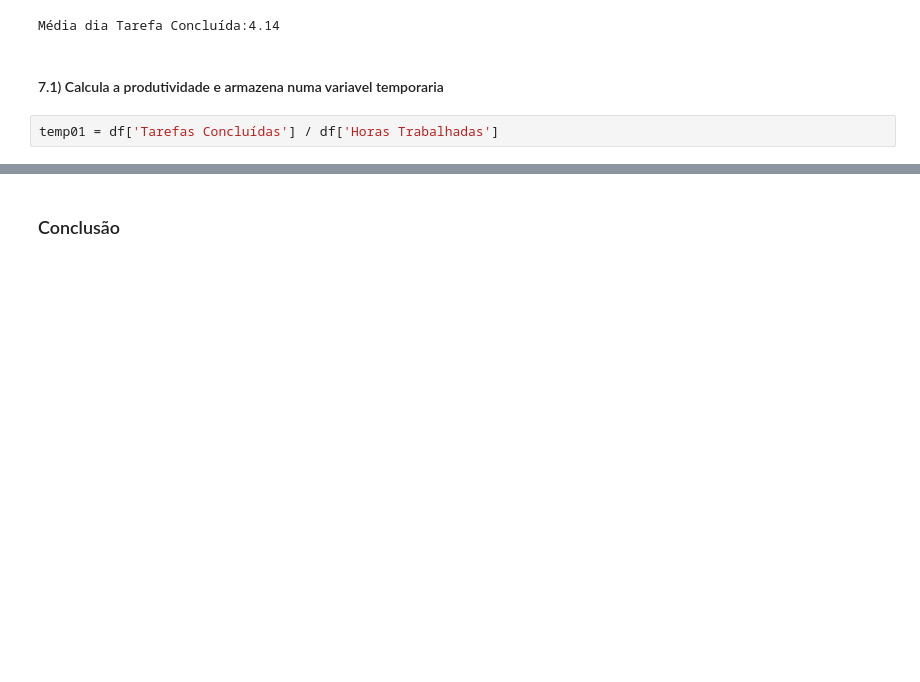
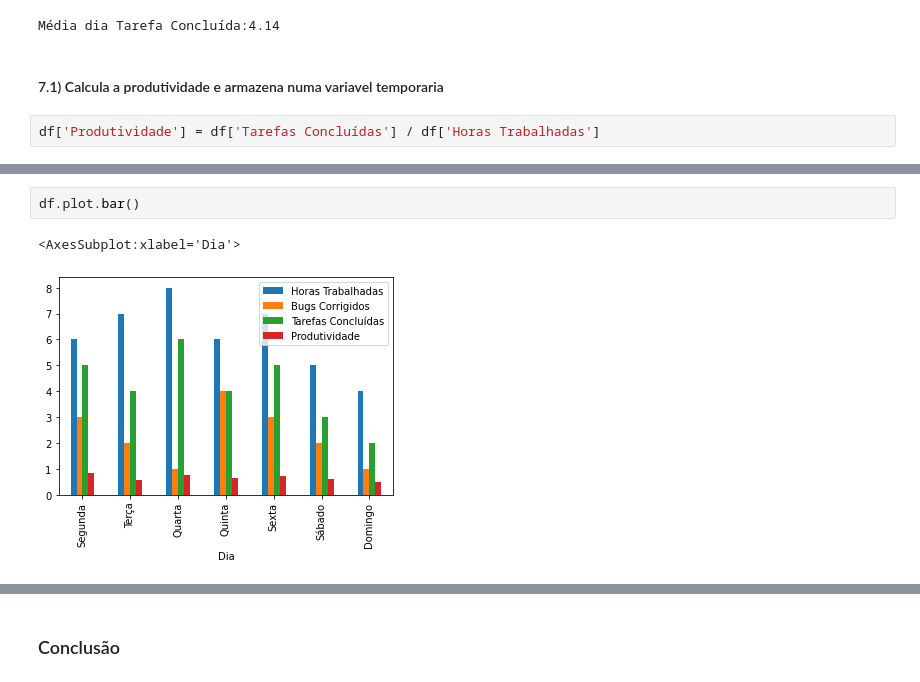
Before and after one commit to barbosamichael/mod04_projeto_individual, a Jupyter notebook: Resilia_proj_ind_mod04.ipynb, the cells around one changed output, grey strips where cells are left out. Drawn from its saved outputs; the diff is of its cells as text; blank space fills up the shorter version.

```diff
--- a/Resilia_proj_ind_mod04.ipynb
+++ b/Resilia_proj_ind_mod04.ipynb
@@ -76,4 +86,4 @@ Média dia Tarefa Concluída:4.14
 # %% [markdown]
 #### 7.1) Calcula a produtividade e armazena numa variavel temporaria
 # %%
-temp01 = df['Tarefas Concluídas'] / df['Horas Trabalhadas']
+df['Produtividade'] = df['Tarefas Concluídas'] / df['Horas Trabalhadas']
@@ -110,0 +102,5 @@ produtividade
+# %%
+df.plot.bar()
+# %% [output]
+<AxesSubplot:xlabel='Dia'>
+[figure, added]
```
Also changed, not shown: parts of 15 cells of this notebook.
